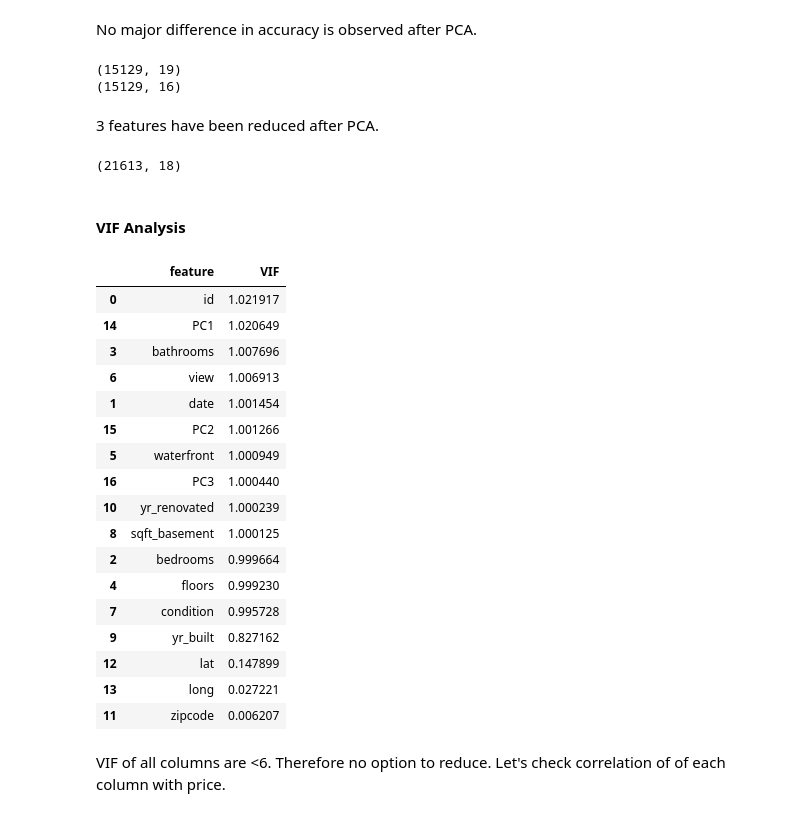
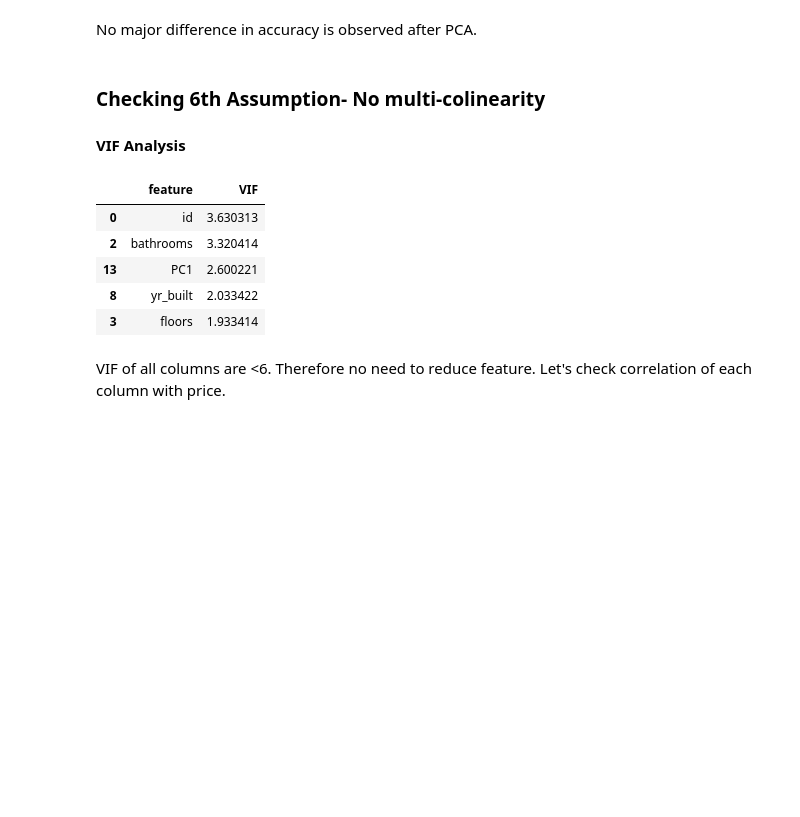
Before and after one commit to butaimodak/Regression-Housing-price-prediction, a Jupyter notebook: Regression Housing Price.ipynb, the cells around one changed output. Saved outputs shown, nothing was run; the diff lists cells and outputs as text; code cells hidden in the pictures; blank space fills up the shorter version.

```diff
--- a/Regression Housing Price.ipynb
+++ b/Regression Housing Price.ipynb
@@ -91,0 +105,4 @@ sns.histplot(x='date',data=housing)
+# %%
+X = housing.drop('price',axis=1)
+y = housing.price
+print('Number of independent variables = ', len(X.columns))
@@ -367,0 +481,21 @@ r2 at random_state 14 =  0.7
+# %%
+X = housing.drop(DropList,axis=1)
+y = housing.price
+
+sc = StandardScaler()
+X_sc = sc.fit_transform(X[correlated_cloumn])
+
+# PCA
+n_components = 3
+pca = PCA(n_components=n_components)
+X_pca = pca.fit_transform(X_sc)
+
+
+# Creating training and testing pca set
+labels = ['PC'+ str(i) for i in range(1,n_components+1)]
+pca_df = pd.DataFrame(X_pca,columns=labels[0:11])
+
+
+# Adding principal component removing original features
+housing_pca = pd.concat([X.reset_index(drop=True),y.reset_index(drop=True), pca_df],axis=1).drop(correlated_cloumn,axis=1)
+housing_pca.head(3)
@@ -368,49 +540,20 @@ r2 at random_state 14 =  0.7
 # %% [markdown]
 No major difference in accuracy is observed after PCA.
-# %%
-print(X_train.shape)
-print(housing_train_pca.shape)
-# %% [output]
-(15129, 19)
-(15129, 16)
-# %% [markdown]
-3 features have been reduced after PCA.
-# %%
-n_components=3
-pca = PCA(n_components=n_components)
-pca_values = pca.fit_transform(housing[correlated_cloumn])
-labels = ['PC'+ str(i) for i in range(1,n_components+1)]
-df_pca = pd.DataFrame(pca_values,columns=labels[0:11])
-housing_pca = pd.concat([housing, df_pca],axis=1).drop(correlated_cloumn,axis=1)
-housing_pca.shape # total 18 columns including DropList
-# %% [output]
-(21613, 18)
 # %% [markdown]
+### Checking 6th Assumption- No multi-colinearity
 #### VIF Analysis
 # %%
-housing_feature = housing_pca.drop('price',axis=1)
 VIF_data = pd.DataFrame()
-VIF_data['feature'] = housing_feature.columns
-VIF_data["VIF"] = [variance_inflation_factor(housing_feature.values, i) for i in range(len(housing_feature.columns))]
-VIF_data.sort_values(by='VIF',ascending=False)
+VIF_data['feature'] = housing_pca.drop('price',axis=1).columns
+VIF_data["VIF"] = [variance_inflation_factor(housing_pca.drop('price',axis=1).values, i)
+                   for i in range(len(housing_pca.drop('price',axis=1).columns))]
+VIF_data.sort_values(by='VIF',ascending=False).head()
 # %% [output]
 |  | feature | VIF |
-| 0 | id | 1.021917 |
-| 14 | PC1 | 1.020649 |
-| 3 | bathrooms | 1.007696 |
-| 6 | view | 1.006913 |
-| 1 | date | 1.001454 |
-| 15 | PC2 | 1.001266 |
-| 5 | waterfront | 1.000949 |
-| 16 | PC3 | 1.000440 |
-| 10 | yr_renovated | 1.000239 |
-| 8 | sqft_basement | 1.000125 |
-| 2 | bedrooms | 0.999664 |
-| 4 | floors | 0.999230 |
-| 7 | condition | 0.995728 |
-| 9 | yr_built | 0.827162 |
-| 12 | lat | 0.147899 |
-| 13 | long | 0.027221 |
-| 11 | zipcode | 0.006207 |
+| 0 | id | 3.630313 |
+| 2 | bathrooms | 3.320414 |
+| 13 | PC1 | 2.600221 |
+| 8 | yr_built | 2.033422 |
+| 3 | floors | 1.933414 |
 # %% [markdown]
-VIF of all columns are <6. Therefore no option to reduce. Let's check correlation of of each column with price.
+VIF of all columns are <6. Therefore no need to reduce feature. Let's check correlation of each column with price.
```
Also changed, not shown: parts of 80 cells of this notebook.
